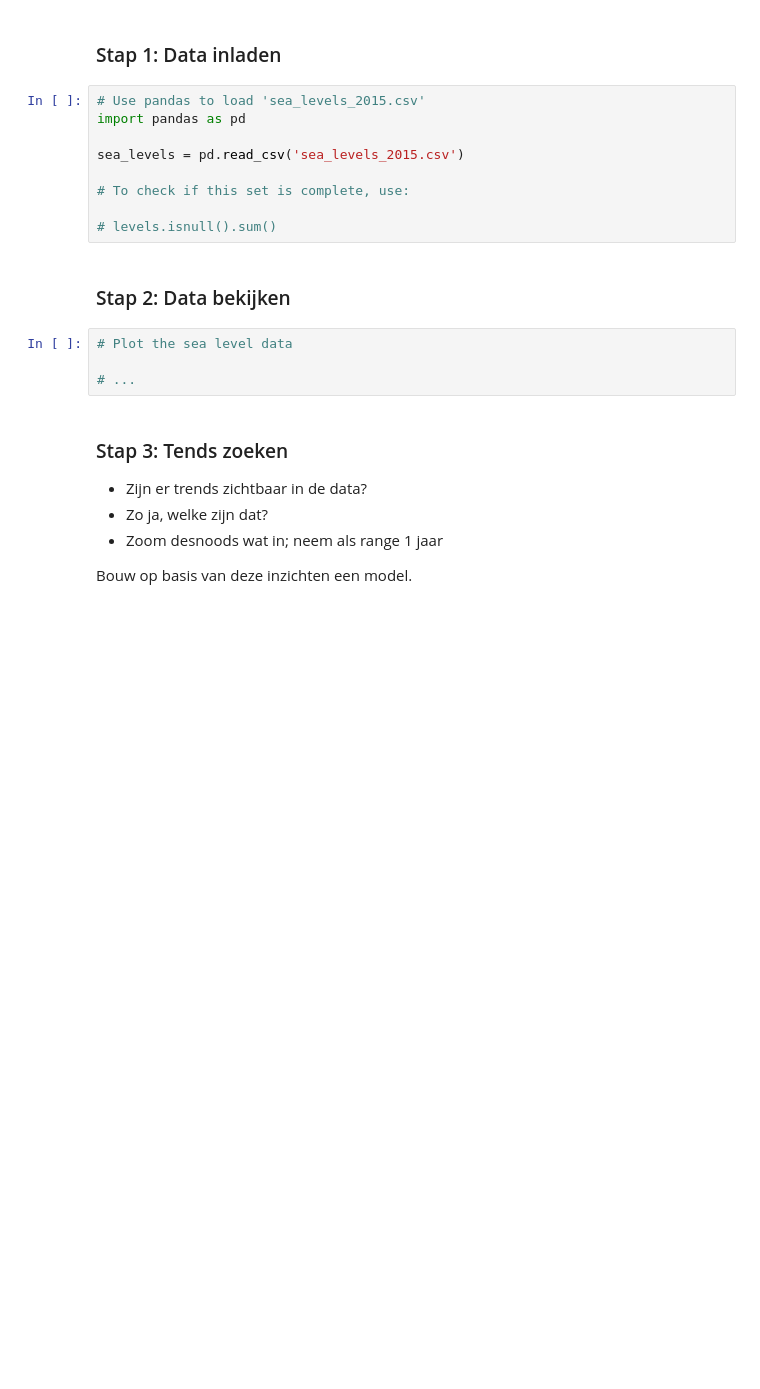
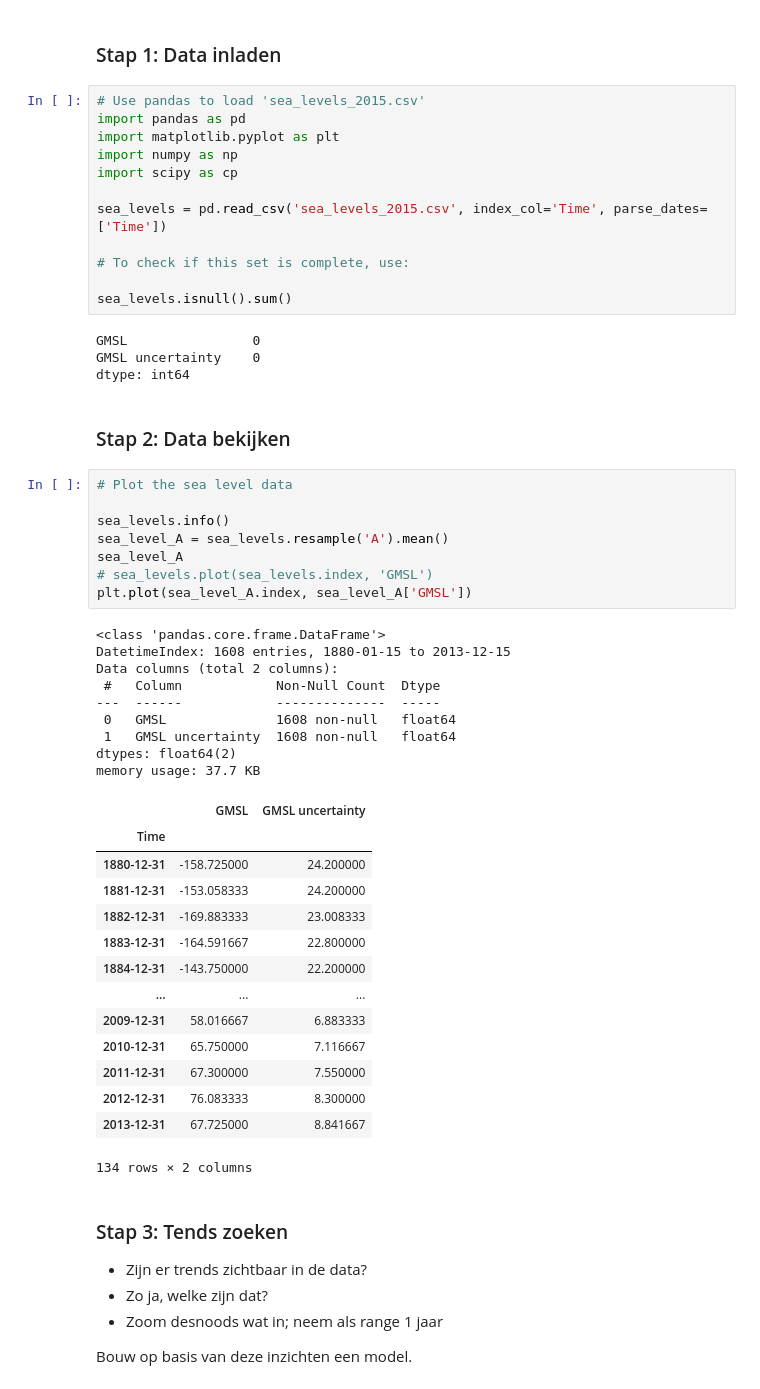
Before and after one commit to Nils1993/MakeAIWork, a Jupyter notebook: practica/week3/regressie-practicum.ipynb, the cells around one changed output. Saved outputs shown, nothing was run; the diff lists cells and outputs as text; blank space fills up the shorter version.

```diff
--- a/practica/week3/regressie-practicum.ipynb
+++ b/practica/week3/regressie-practicum.ipynb
@@ -17,18 +17,53 @@ https://www.kaggle.com/datasets/somesh24/sea-level-change
 # %%
 # Use pandas to load 'sea_levels_2015.csv'
 import pandas as pd
+import matplotlib.pyplot as plt
+import numpy as np
+import scipy as cp
 
-sea_levels = pd.read_csv('sea_levels_2015.csv')
+sea_levels = pd.read_csv('sea_levels_2015.csv', index_col='Time', parse_dates=['Time'])
 
 # To check if this set is complete, use:
 
-# levels.isnull().sum()
+sea_levels.isnull().sum()
+# %% [output]
+GMSL                0
+GMSL uncertainty    0
+dtype: int64
 # %% [markdown]
 ### Stap 2: Data bekijken
 # %%
 # Plot the sea level data
 
-# ...
+sea_levels.info()
+sea_level_A = sea_levels.resample('A').mean()
+sea_level_A
+# sea_levels.plot(sea_levels.index, 'GMSL')
+plt.plot(sea_level_A.index, sea_level_A['GMSL'])
+# %% [output]
+<class 'pandas.core.frame.DataFrame'>
+DatetimeIndex: 1608 entries, 1880-01-15 to 2013-12-15
+Data columns (total 2 columns):
+ #   Column            Non-Null Count  Dtype
+---  ------            --------------  -----
+ 0   GMSL              1608 non-null   float64
+ 1   GMSL uncertainty  1608 non-null   float64
+dtypes: float64(2)
+memory usage: 37.7 KB
+|  | GMSL | GMSL uncertainty |
+| Time |  |  |
+| 1880-12-31 | -158.725000 | 24.200000 |
+| 1881-12-31 | -153.058333 | 24.200000 |
+| 1882-12-31 | -169.883333 | 23.008333 |
+| 1883-12-31 | -164.591667 | 22.800000 |
+| 1884-12-31 | -143.750000 | 22.200000 |
+| ... | ... | ... |
+| 2009-12-31 | 58.016667 | 6.883333 |
+| 2010-12-31 | 65.750000 | 7.116667 |
+| 2011-12-31 | 67.300000 | 7.550000 |
+| 2012-12-31 | 76.083333 | 8.300000 |
+| 2013-12-31 | 67.725000 | 8.841667 |
+134 rows × 2 columns
 # %% [markdown]
 ### Stap 3: Tends zoeken
 
```
Also changed, not shown: 17 other files.
